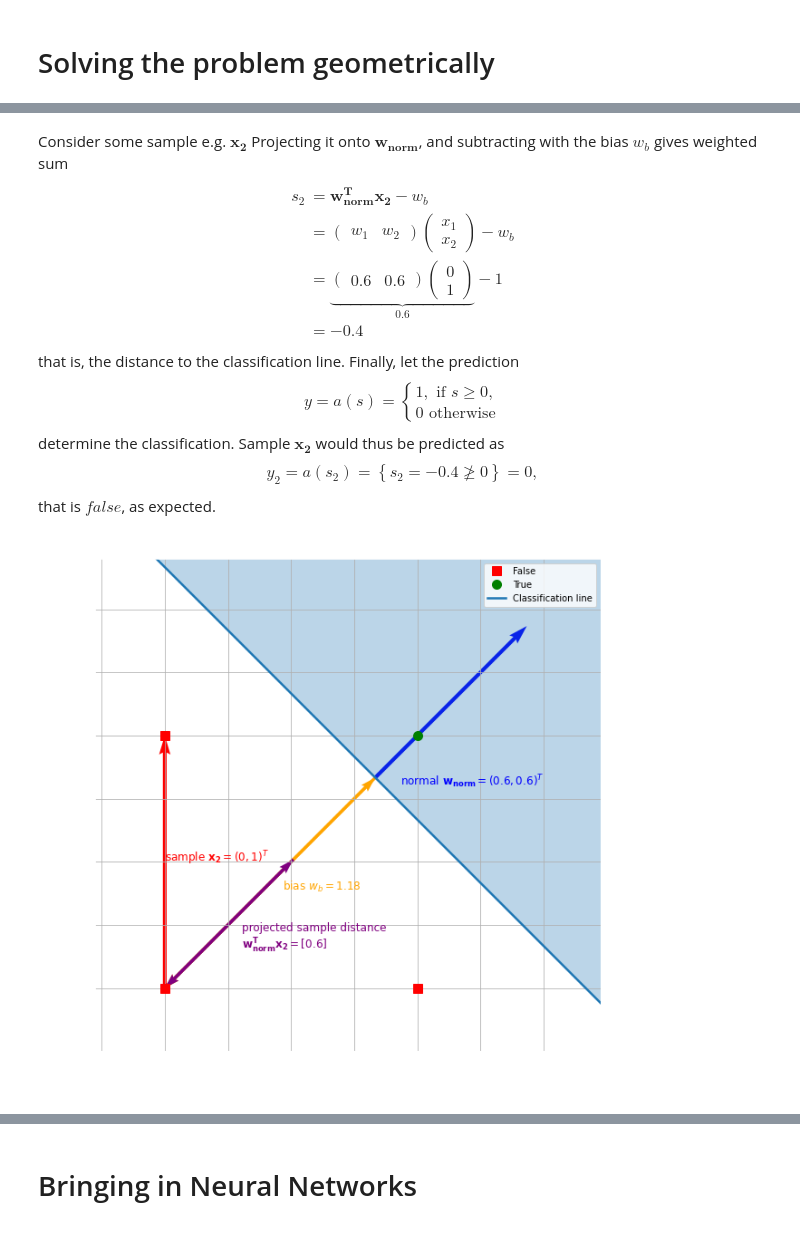
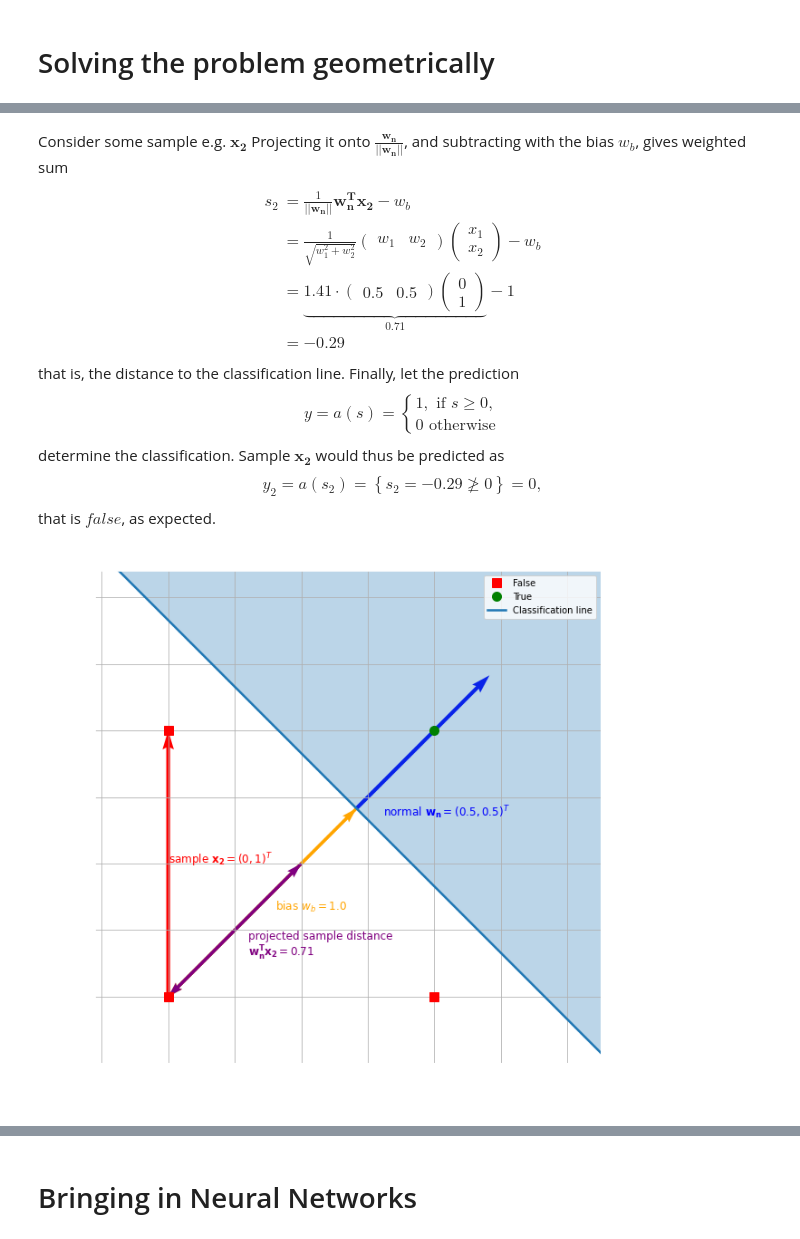
Before and after one commit to johndah/Intro-to-Machine-Learning, a Jupyter notebook: neural_networks_intro.ipynb, the cells around one changed output, grey strips where cells are left out. Cells and saved outputs as stored; diff of their text form; code cells hidden in the pictures.

```diff
--- a/neural_networks_intro.ipynb
+++ b/neural_networks_intro.ipynb
@@ -209,60 +214,65 @@ plot_classification(weights)
 sample_index = 2
 sample = data[sample_index][0].astype(int)
 
+normalization_factor = 1 / np.linalg.norm(normal)
+projected_sample_distance = (normal.T @ sample)[0] * normalization_factor
+weighted_sum = projected_sample_distance - bias
+
 plt.quiver(0, 0, sample[0], sample[1], color='r', angles='xy', scale_units='xy', scale=1)
-projected_sample_distance = normal.T @ sample
+# projected_sample_distance = normal.T @ sample
 projected_sample = projected_sample_distance * np.sqrt(2)* normal
 plt.text(sample[0]/2, sample[1]/2, r"sample $\mathbf{x_%s} = (%s, %s)^T$"%(sample_index, sample[0], sample[1]), color='red', fontsize=12)
 
 plt.quiver(0, 0, projected_sample[0], projected_sample[1], color='purple', angles='xy', scale_units='xy', scale=1,width=.006)
 plt.quiver(projected_sample[0], projected_sample[1], -projected_sample[0], -projected_sample[1], color='purple', angles='xy', scale_units='xy', scale=1, width=.006)
 plt.text(projected_sample[0]/2+.05, projected_sample[1]/2-.1, r"projected sample distance"'\n'
-"$\mathbf{w_{norm}^T} \mathbf{x_2} = %s$"%projected_sample_distance, color='purple', fontsize=12)
+"$\mathbf{w_{n}^T} \mathbf{x_2} = %s$"%np.round(projected_sample_distance, 2), color='purple', fontsize=12)
 
 
 Latex('''
 Consider some sample e.g. $\\mathbf{x_2}$
 
-Projecting it onto $\mathbf{w_{norm}}$, and subtracting with the bias $w_b$ gives weighted sum
+Projecting it onto $\\frac{\mathbf{w_{n}}}{||\\mathbf{w_{n}}||}$, and subtracting with the bias $w_b$, gives weighted sum
 
 \\begin{align}
-s_2 &= \\mathbf{w_{norm}^T} \\mathbf{x_2} - w_b \\\
-&= \\begin{pmatrix} w_1 & w_2\\end{pmatrix} \\begin{pmatrix} x_1\\\ x_2\\end{pmatrix} - w_b \\\
-&= \\underbrace{\\begin{pmatrix} 0.6 & 0.6 \\end{pmatrix} \\begin{pmatrix} 0 \\\ 1 \\end{pmatrix}}_{0.6} - 1 \\\
-&= -0.4
+s_2 &= \\frac{1}{||\\mathbf{w_{n}}||}\mathbf{w_{n}^T} \\mathbf{x_2} - w_b \\\
+&= \\frac{1}{\\sqrt{w_1^2 + w_2^2}} \\begin{pmatrix} w_1 & w_2\\end{pmatrix} \\begin{pmatrix} x_1\\\ x_2\\end{pmatrix} - w_b\\\
+&= \\underbrace{%s \cdot \\begin{pmatrix} 0.5 & 0.5 \\end{pmatrix} \\begin{pmatrix} 0 \\\ 1 \\end{pmatrix}}_{%s} - 1 \\\
+&= %s
 \\end{align}
 
 that is, the distance to the classification line. Finally, let the prediction
 
 \\begin{equation}
 y = a(s) = \\begin{cases} 1, \\text{ if } s \\geq 0,\\\ 0 \\text{ otherwise}
 \\end{cases}
 \\end{equation}
 
 determine the classification. Sample $\\mathbf{x_2}$ would thus be predicted as
 \\begin{equation}
-y_2 = a(s_2) = \\left\\{s_2 = -0.4 \\ngeq 0 \\right\\} = 0,
+y_2 = a(s_2) = \\left\\{s_2 = %s \\ngeq 0 \\right\\} = 0,
 \\end{equation}
 that is $false$, as expected.
-''')
+'''%tuple(np.round(np.array([normalization_factor, projected_sample_distance, weighted_sum, weighted_sum]), 2))
+)
 # %% [output]
 Consider some sample e.g. $\mathbf{x_2}$
-Projecting it onto $\mathbf{w_{norm}}$, and subtracting with the bias $w_b$ gives weighted sum
+Projecting it onto $\frac{\mathbf{w_{n}}}{||\mathbf{w_{n}}||}$, and subtracting with the bias $w_b$, gives weighted sum
 \begin{align}
-s_2 &= \mathbf{w_{norm}^T} \mathbf{x_2} - w_b \\
-&= \begin{pmatrix} w_1 & w_2\end{pmatrix} \begin{pmatrix} x_1\\ x_2\end{pmatrix} - w_b \\
-&= \underbrace{\begin{pmatrix} 0.6 & 0.6 \end{pmatrix} \begin{pmatrix} 0 \\ 1 \end{pmatrix}}_{0.6} - 1 \\
-&= -0.4
+s_2 &= \frac{1}{||\mathbf{w_{n}}||}\mathbf{w_{n}^T} \mathbf{x_2} - w_b \\
+&= \frac{1}{\sqrt{w_1^2 + w_2^2}} \begin{pmatrix} w_1 & w_2\end{pmatrix} \begin{pmatrix} x_1\\ x_2\end{pmatrix} - w_b\\
+&= \underbrace{1.41 \cdot \begin{pmatrix} 0.5 & 0.5 \end{pmatrix} \begin{pmatrix} 0 \\ 1 \end{pmatrix}}_{0.71} - 1 \\
+&= -0.29
 \end{align}
 that is, the distance to the classification line. Finally, let the prediction
 \begin{equation}
 y = a(s) = \begin{cases} 1, \text{ if } s \geq 0,\\ 0 \text{ otherwise}
 \end{cases}
 \end{equation}
 determine the classification. Sample $\mathbf{x_2}$ would thus be predicted as
 \begin{equation}
-y_2 = a(s_2) = \left\{s_2 = -0.4 \ngeq 0 \right\} = 0,
+y_2 = a(s_2) = \left\{s_2 = -0.29 \ngeq 0 \right\} = 0,
 \end{equation}
 that is $false$, as expected.
-[figure, old version]
+[figure, new version]
 # %%
```
Also changed, not shown: parts of 12 cells of this notebook.
